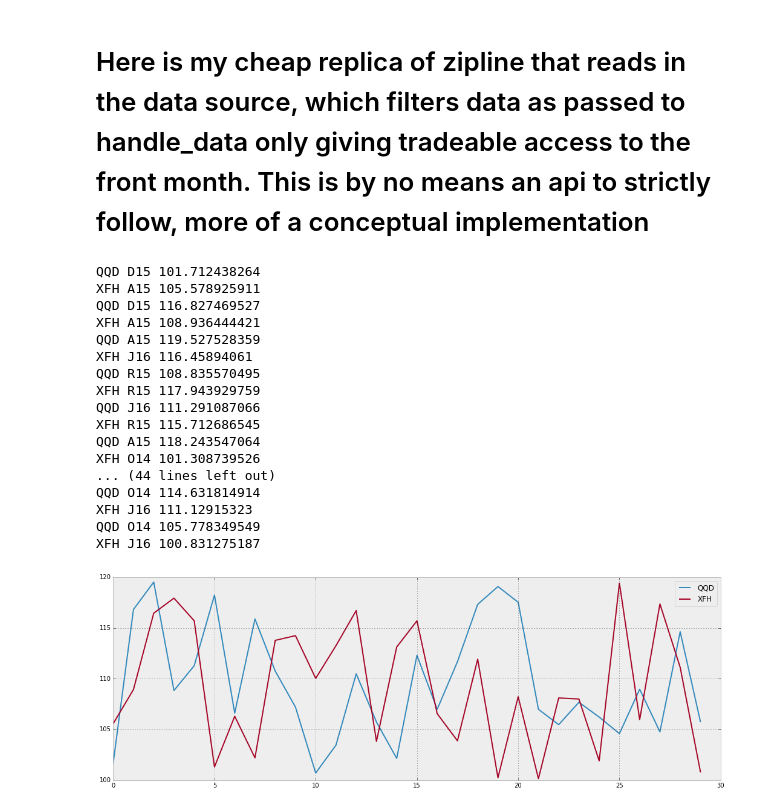
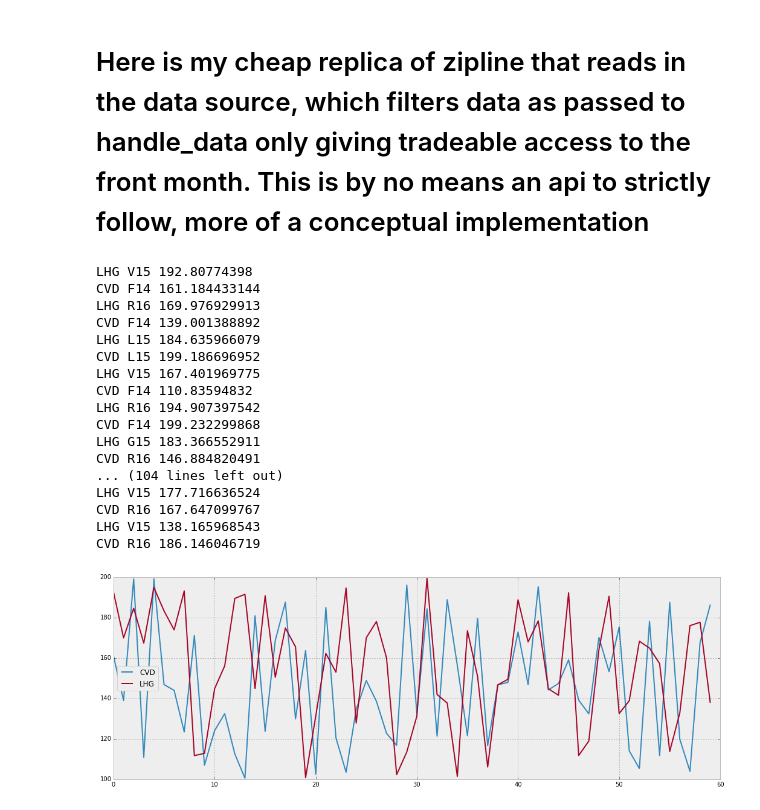
Before and after one commit to CarterBain/AlephNull, a Jupyter notebook: Roll Method Early Prototype.ipynb, the cells around one changed output. Cells and saved outputs as stored; diff of their text form; code cells hidden in the pictures.

```diff
--- a/Roll Method Early Prototype.ipynb
+++ b/Roll Method Early Prototype.ipynb
@@ -7,8 +7,8 @@ figsize(18,6)
 # %% [markdown]
 # This creates some mock Futures Data
 # %%
-source = DataFrame(np.random.uniform(100, 120, [30,30]))
-cols = ['Price', 'Volume', 'Open Interest']
+source = DataFrame(np.random.uniform(100, 200, [60,30]))
+cols = ['price', 'volume', 'open_interest']
 scale = (len(source.columns) / len(cols))
 source.columns = [scale  * cols]
 sym = lambda x: np.random.choice([abc for abc in x],
@@ -103,56 +103,56 @@ class SymData(object):
     def __init__(self, sym, exp, fields):
         self.underlying = sym
         self.contract = exp
-        self.price = fields['Price']
-        self.volume = fields['Volume']
-        self.oi = fields['Open Interest']
+        self.price = fields['price']
+        self.volume = fields['volume']
+        self.oi = fields['open_interest']
     def keys(self):
         return self.__dict__.keys()
 
 #========================================================================================================
 #========================================================================================================
 #=================================      USER DEFINED CLASS     ==========================================
 #========================================================================================================
 #========================================================================================================
 
 class TraderBot(Trader):
     def initialize(self):
         # here you would initialize your roll strategy
         # then either add it as a method to TradingAlgorithm
         # or close with roll decorator, probably the decorator
 
         # I am hoping we can devise a clean api that can also be applied
         # to data returned from BatchTransform such that we have historical
         # data series that matches what the strategy would actually trade
 
         #@roll
         self.lambda_ = (lambda x: x.oi.max())
         self.hist = {}
 
     def handle_data(self, data):
         for sym in data.keys():
             print sym, data[sym].contract, data[sym].price
             if sym in self.hist.keys():
                 self.hist[sym].append(data[sym].price)
             else:
                 self.hist[sym] = [data[sym].price]
 TraderBot().run(source)
 # %% [output]
-QQD D15 101.712438264
-XFH A15 105.578925911
-QQD D15 116.827469527
-XFH A15 108.936444421
-QQD A15 119.527528359
-XFH J16 116.45894061
-QQD R15 108.835570495
-XFH R15 117.943929759
-QQD J16 111.291087066
-XFH R15 115.712686545
-QQD A15 118.243547064
-XFH O14 101.308739526
-... (44 lines left out)
-QQD O14 114.631814914
-XFH J16 111.12915323
-QQD O14 105.778349549
-XFH J16 100.831275187
+LHG V15 192.80774398
+CVD F14 161.184433144
+LHG R16 169.976929913
+CVD F14 139.001388892
+LHG L15 184.635966079
+CVD L15 199.186696952
+LHG V15 167.401969775
+CVD F14 110.83594832
+LHG R16 194.907397542
+CVD F14 199.232299868
+LHG G15 183.366552911
+CVD R16 146.884820491
+... (104 lines left out)
+LHG V15 177.716636524
+CVD R16 167.647099767
+LHG V15 138.165968543
+CVD R16 186.146046719
-[figure, old version]
+[figure, new version]
```
Also changed, not shown: parts of 5 cells of this notebook, 6 other files.
